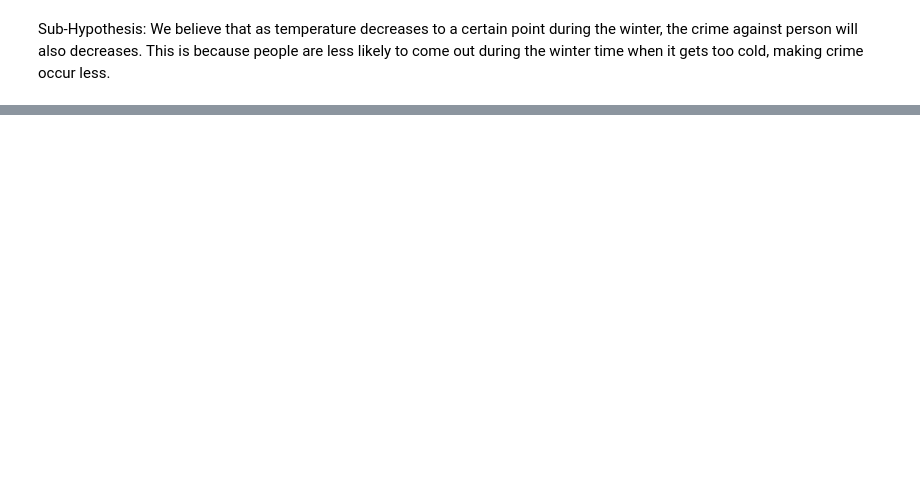
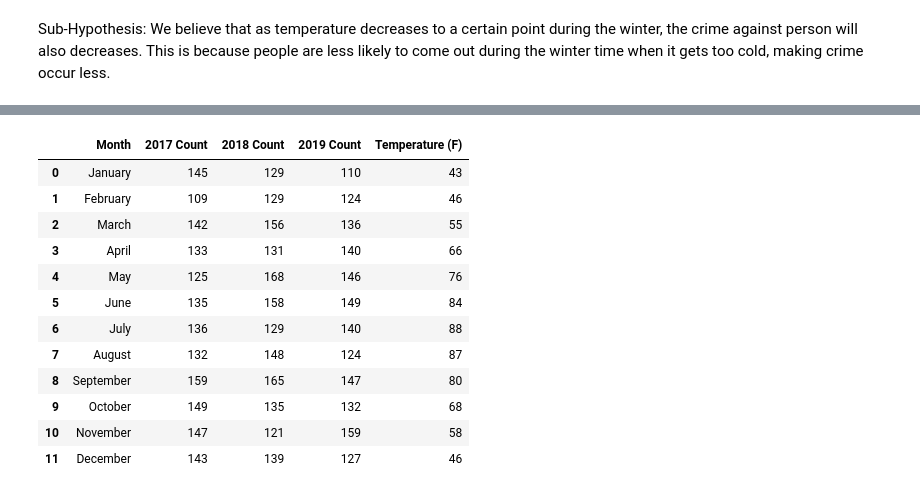
Before and after one commit to siekmeierpaul/Project1-Team6, a Jupyter notebook: Weather & Crime in Silver Spring_Maryland.ipynb, the cells around one changed output, grey strips where cells are left out. Saved outputs shown, nothing was run; the diff lists cells and outputs as text; code cells hidden in the pictures; blank space fills up the shorter version.

```diff
--- a/Weather & Crime in Silver Spring_Maryland.ipynb
+++ b/Weather & Crime in Silver Spring_Maryland.ipynb
@@ -243,0 +442,6 @@ plt.show()
+# %%
+# Dataframe of Number of Crime incidence for all the years
+personcrime_ct_split_df =  pd.DataFrame({'2017 Count':personcrime_ct_2017,
+                                        '2018 Count': personcrime_ct_2018,
+                                        '2019 Count': personcrime_ct_2019})
+personcrime_ct_split_df
@@ -244 +479,26 @@ plt.show()
+# %%
+# Adding climate and crime analysis
+personcrime_climate_df = pd.merge(personcrime_ct_split_df, climate_df, how='left', on='Month')
+# Removing Month number column
+del personcrime_climate_df['Month']
+# Rename and re-organize the columns in the dataframe
+personcrime_climate_df = personcrime_climate_df.rename(columns={
+    'MonthName': 'Month', 'Temp': 'Temperature (F)'
+})
+personcrime_climate_df = personcrime_climate_df[['Month','2017 Count', '2018 Count', '2019 Count', 'Temperature (F)']]
+personcrime_climate_df
+# %% [output]
+|  | Month | 2017 Count | 2018 Count | 2019 Count | Temperature (F) |
+| 0 | January | 145 | 129 | 110 | 43 |
+| 1 | February | 109 | 129 | 124 | 46 |
+| 2 | March | 142 | 156 | 136 | 55 |
+| 3 | April | 133 | 131 | 140 | 66 |
+| 4 | May | 125 | 168 | 146 | 76 |
+| 5 | June | 135 | 158 | 149 | 84 |
+| 6 | July | 136 | 129 | 140 | 88 |
+| 7 | August | 132 | 148 | 124 | 87 |
+| 8 | September | 159 | 165 | 147 | 80 |
+| 9 | October | 149 | 135 | 132 | 68 |
+| 10 | November | 147 | 121 | 159 | 58 |
+| 11 | December | 143 | 139 | 127 | 46 |
 # %%
```
Also changed, not shown: parts of 34 cells of this notebook.
